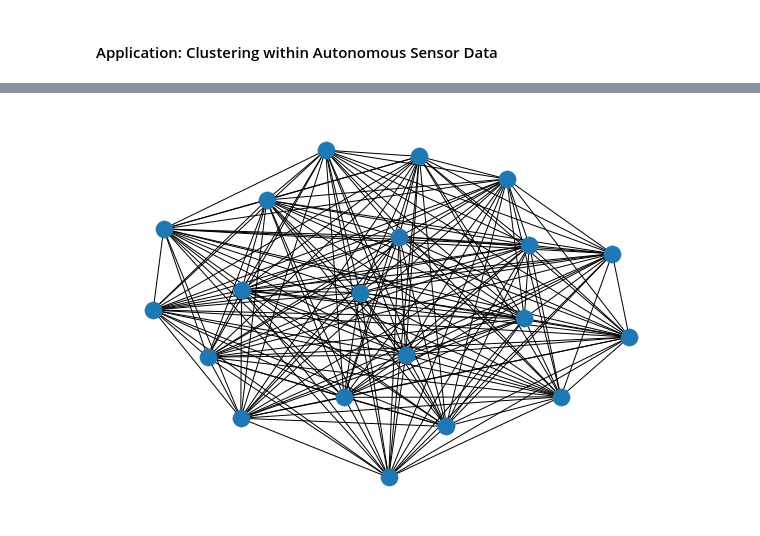
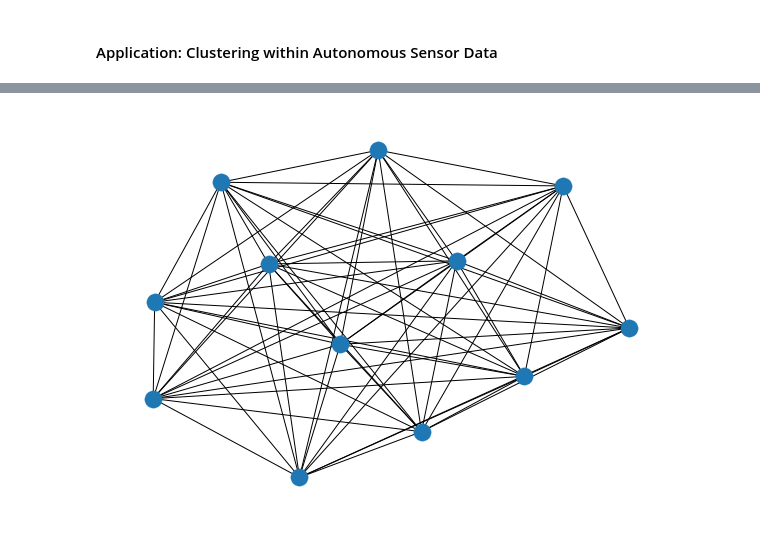
Before and after one commit to samco7/qaoa, a Jupyter notebook: weighted_maxcut.ipynb, the cells around one changed output, grey strips where cells are left out. Drawn from its saved outputs; the diff is of its cells as text; code cells hidden in the pictures.

```diff
--- a/weighted_maxcut.ipynb
+++ b/weighted_maxcut.ipynb
@@ -13,9 +14,9 @@ plt.style.use('seaborn')
 #### Application: Clustering within Autonomous Sensor Data
 # %%
 # set up two random distributions with n_points total points and plot
-n_points = 20
-n1 = n_points//2
-n2 = n_points//2
+n1 = 6
+n2 = 6
+n_points = n1 + n2
 set1  = np.random.normal(-10, 5, (2, n1))
 set2 = np.random.normal(10, 5, (2, n2))
 plt.scatter(set1[0, :], set1[1, :])
@@ -26,0 +28,15 @@ plt.show()
+# %%
+# create a dictionary mapping points to nodes
+combined_set = np.hstack((set1, set2))
+ind = np.arange(n_points)
+np.random.shuffle(ind)
+combined_set = combined_set[:, ind]
+nodes_points = dict()
+counter = 0
+for column in range(combined_set.shape[1]):
+    nodes_points[counter] = combined_set[:, column]
+    counter += 1
+nodes = nodes_points.keys()
+plt.scatter(combined_set[0, :], combined_set[1, :], color='teal')
+plt.axis('equal')
+plt.show()
@@ -27,27 +45,18 @@ plt.show()
 # %%
-# create a dictionary mapping points to nodes
-combined_set = np.hstack((set1, set2))
-nodes_points = dict()
-counter = 0
-for column in range(combined_set.shape[1]):
-    nodes_points[counter] = combined_set[:, column]
-    counter += 1
-nodes = nodes_points.keys()
-
 # now set up edges with weights corresponding to distances between nodes/points
 G = nx.Graph()
 for node1 in nodes:
     point1 = nodes_points[node1]
     for node2 in nodes:
         if node2 == node1:
             continue
         point2 = nodes_points[node2]
-        weight = round(np.linalg.norm(point1 - point2), 4)
+        weight = np.linalg.norm(point1 - point2)
         G.add_edge(node1, node2, weight=weight)
 
 # draw the graph (note that weight is not reflected here as of now, gets messy)
 nx.draw(G)
 # %% [output]
-[figure, old version]
+[figure, new version]
 # %%
 # get the expectation function from qaoa.py
```
Also changed, not shown: parts of 8 cells of this notebook, 1 other file.
